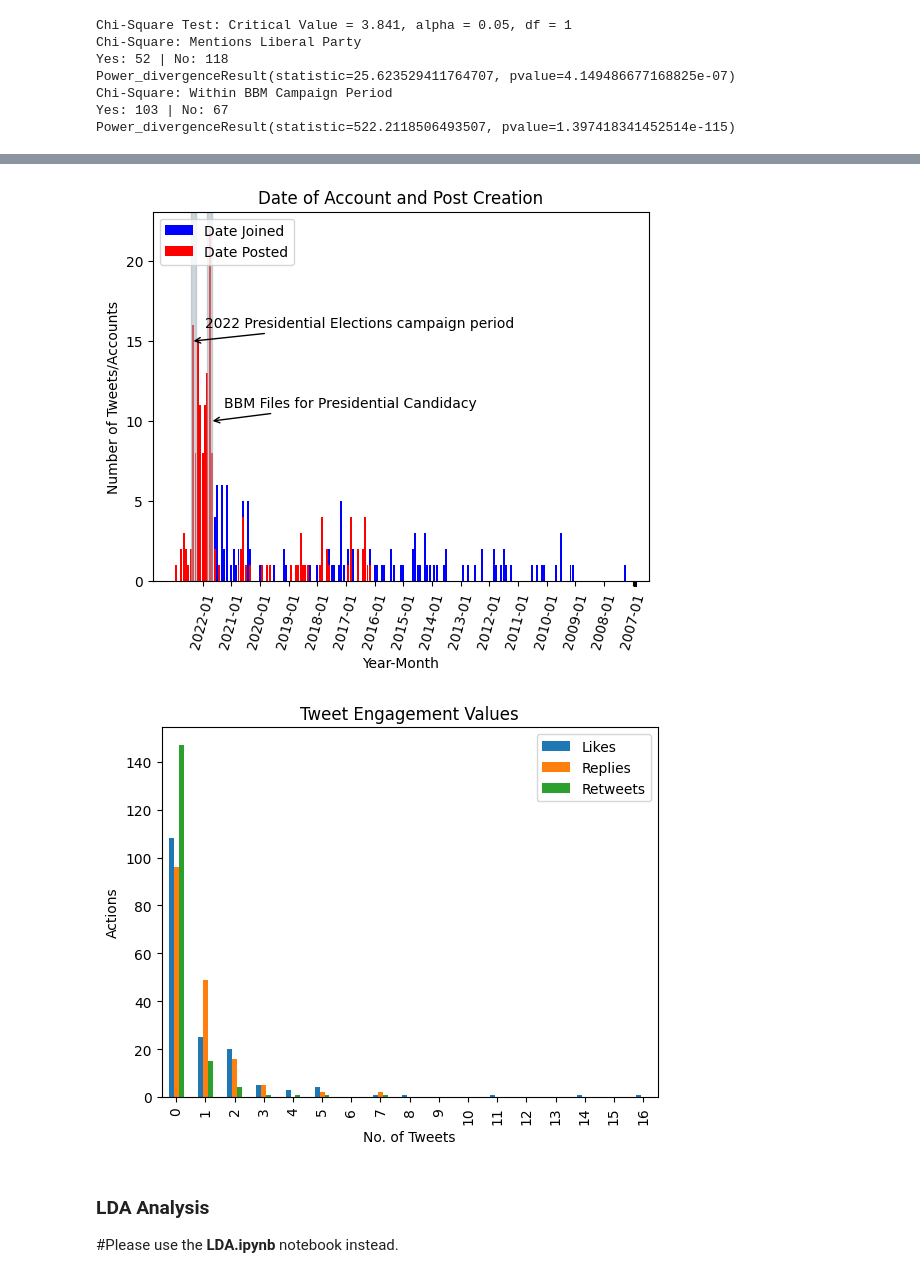
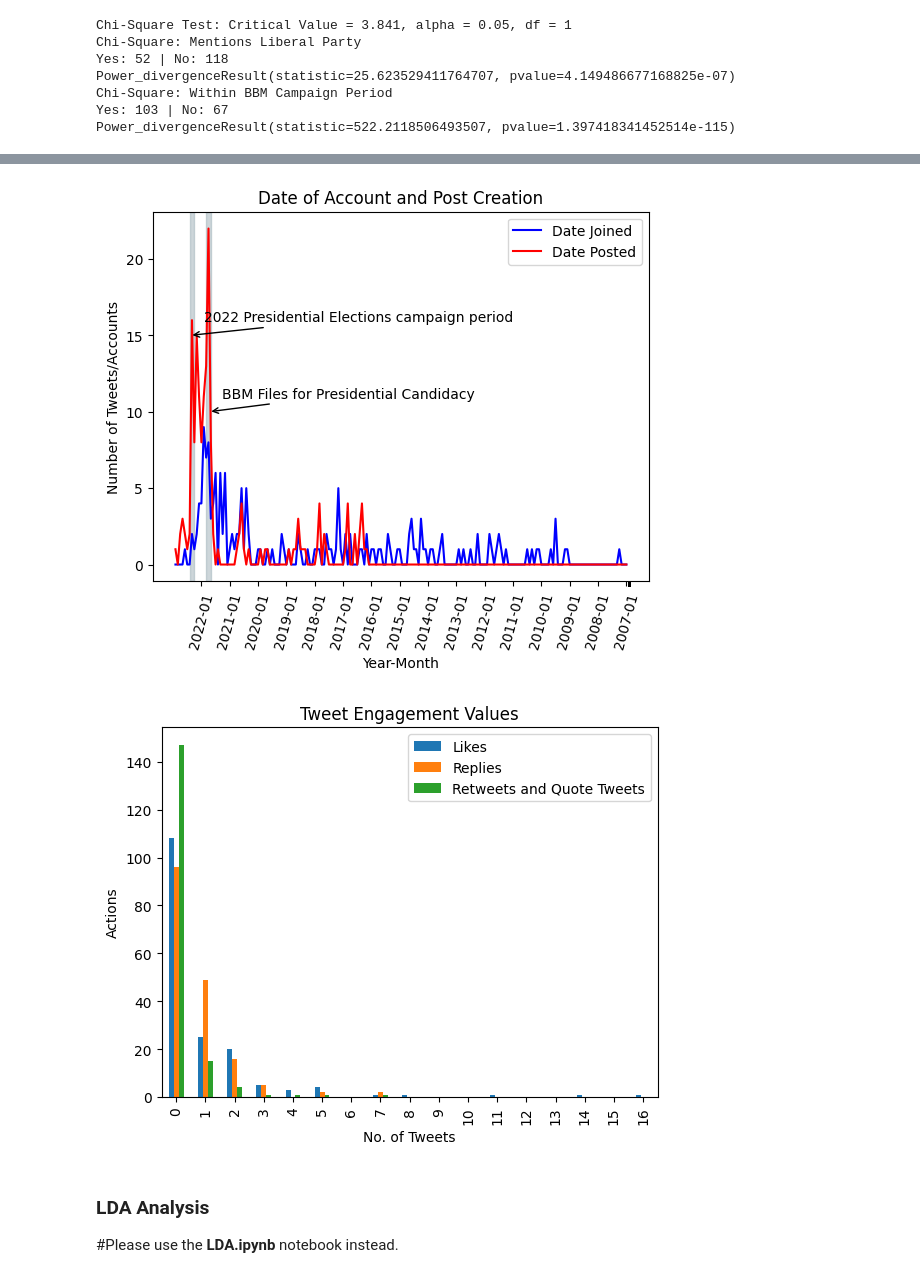
Before and after one commit to jbatoast/Group-57, a Jupyter notebook: project/Data_Exploration.ipynb, the cells around one changed output, grey strips where cells are left out. Cells and saved outputs as stored; diff of their text form; code cells hidden in the pictures.

Commit message:
Updated graphs and exploration

```diff
--- a/project/Data_Exploration.ipynb
+++ b/project/Data_Exploration.ipynb
@@ -128,38 +188,38 @@ df = df.dropna(subset=["Tweet URL"])
 #df = df[df['Mentions Aquinos / Liberal Party']==True]
 
 #get the date parameters
 df["Joined"] = pd.to_datetime(df["Joined"].str.strip(),format='%m/%y')
 df["Joined"] = df["Joined"].dt.to_period('m')
 df["Date posted"] = pd.to_datetime(df["Date posted"].str.strip(),format='%d/%m/%y %H:%M')
 df["Date posted"] = df["Date posted"].dt.to_period('m')
 
 date_joined = df["Joined"].value_counts().sort_index()
 date_posted = df["Date posted"].value_counts().sort_index()
 month_range = [min(df["Joined"].min(),df["Date posted"].min()).asfreq('y','start').asfreq('m','start'),max(df["Joined"].max(),df["Date posted"].max()).asfreq('y','end').asfreq('m','end')]
 
 month_index = pd.period_range(start=month_range[0], end=month_range[1]).to_series().astype(str).tolist()
 date_labels = ['']*len(month_index)
 date_labels[::12] = [date for date in month_index[::12]]
-date_joined = date_joined.reindex(month_index).sort_index()#.to_numpy(na_value=0)
-date_posted = date_posted.reindex(month_index).sort_index()#.to_numpy(na_value=0)
+date_joined = date_joined.reindex(month_index).sort_index().fillna(0)#.to_numpy(na_value=0)
+date_posted = date_posted.reindex(month_index).sort_index().fillna(0)#.to_numpy(na_value=0)
 
 fig, axes = plt.subplots(nrows=1, ncols=1, sharex=True, sharey=True)
 #plot dates
 plt.xlabel("Year-Month")
 plt.ylabel("Number of Tweets/Accounts")
-plt.bar(month_index[::-1],date_joined[::-1],color="blue",label="Date Joined")
-plt.bar(month_index[::-1],date_posted[::-1],color="red",label="Date Posted")
+plt.plot(month_index[::-1],date_joined[::-1],color="blue",label="Date Joined")
+plt.plot(month_index[::-1],date_posted[::-1],color="red",label="Date Posted")
 plt.xticks(date_labels[::-1],rotation=75)
 plt.axvspan(6,8,alpha=0.5,color='#9CAFB7') #This marks the presidential elections period. Do not change the coordinates.
 plt.axvspan(13,15,alpha=0.5,color='#9CAFB7') #This marks the start of the BBM presidential campaign. Do not change the coordinates.
 axes.annotate('2022 Presidential Elections campaign period', xy=(6, 15), xytext=(10, 10),textcoords='offset points', arrowprops=dict(arrowstyle='->'))
 axes.annotate('BBM Files for Presidential Candidacy', xy=(14, 10), xytext=(10, 10),textcoords='offset points', arrowprops=dict(arrowstyle='->'))
 plt.legend()
 plt.title("Date of Account and Post Creation")
 plt.legend()
 plt.show()
 # %% [output]
-[figure, old version]
+[figure, new version]
 # %%
 df = load_csv()
 df = df.dropna(subset=["Tweet URL"])
@@ -185,13 +245,13 @@ df_stats = pd.concat([likes_count,replies_count,retweets_count],axis=1)
 df_stats.plot.bar()
 plt.xlabel("No. of Tweets")
 plt.ylabel("Actions")
-plt.legend(["Likes","Replies","Retweets"])
+plt.legend(["Likes","Replies","Retweets and Quote Tweets"])
 plt.title("Tweet Engagement Values")
 
 
 plt.show()
 # %% [output]
-[figure, old version]
+[figure, new version]
 # %% [markdown]
 ### LDA Analysis
 #Please use the **LDA.ipynb** notebook instead.
```
Also changed, not shown: parts of 3 cells of this notebook, 3 other files.
